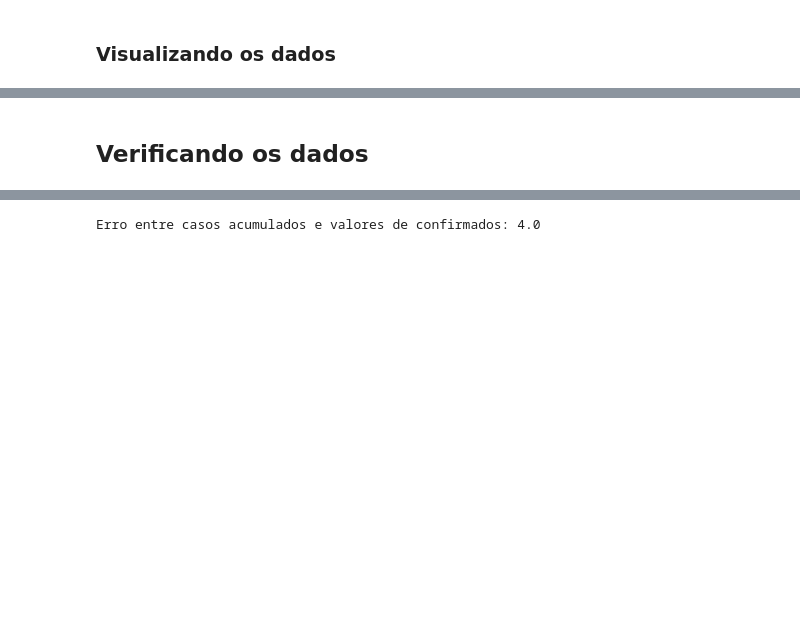
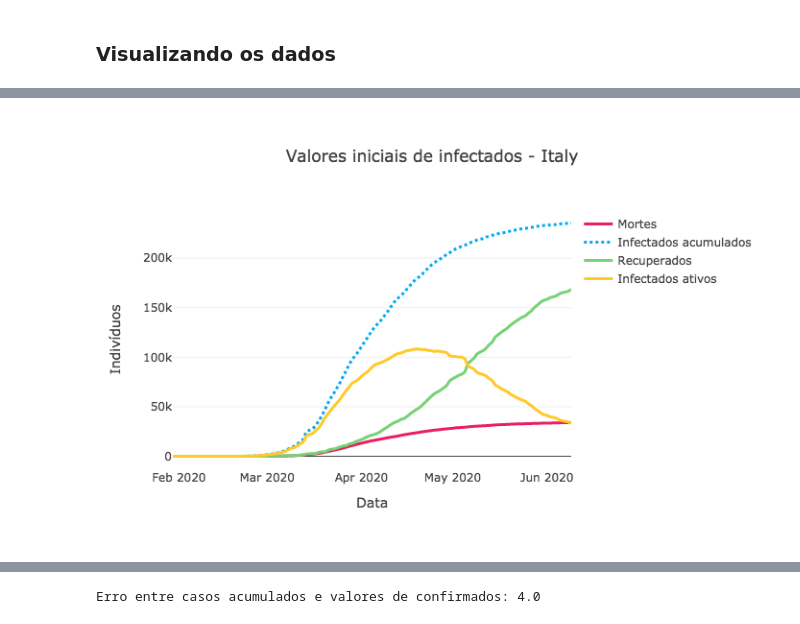
Before and after one commit to lafetamarcelo/epidemicModels, a Jupyter notebook: SIR Real Data - COVID - Italy Model Analyser.ipynb, the cells around one changed output, grey strips where cells are left out. Saved outputs shown, nothing was run; the diff lists cells and outputs as text; code cells hidden in the pictures; blank space fills up the shorter version.

```diff
--- a/SIR Real Data - COVID - Italy Model Analyser.ipynb
+++ b/SIR Real Data - COVID - Italy Model Analyser.ipynb
@@ -141,2 +61,55 @@ Loading BokehJS ...
-# %% [markdown]
-## Verificando os dados
+# %%
+import numpy as np
+from datetime import datetime
+
+# Creating the time vector for plotly
+datetime_64 = df["date"].values
+ts = (datetime_64 - np.datetime64('1970-01-01T00:00:00Z')) / np.timedelta64(1, 's')
+time = [datetime.utcfromtimestamp(t) for t in ts]
+# %%
+
+import plotly.graph_objects as go
+
+first = -1
+
+figure = go.Figure()
+figure.add_trace(go.Scatter(
+                    x=time[:first],
+                    y=df["deaths"].values[:first],
+                    mode='lines',
+                    line_shape='spline',
+                    name = "Mortes",
+                    line = dict(color='#e91e63', width=3)))
+figure.add_trace(go.Scatter(
+                    x=time[:first],
+                    y=df["confirmed"].values[:first],
+                    mode='lines',
+                    line_shape='spline',
+                    name = "Infectados acumulados",
+                    line = dict(color='#03a9f4', width=3, dash="dot")))
+figure.add_trace(go.Scatter(
+                    x=time[:first],
+                    y=df["recovered"].values[:first],
+                    mode='lines',
+                    line_shape='spline',
+                    name = "Recuperados",
+                    line = dict(color='#76d275', width=3)))
+figure.add_trace(go.Scatter(
+                    x=time[:first],
+                    y=df["active"].values[:first],
+                    mode='lines',
+                    line_shape='spline',
+                    name = "Infectados ativos",
+                    line = dict(color='#ffca28', width=3)))
+
+figure.update_layout(template='xgridoff',
+                  xaxis_title='Data',
+                  yaxis_title='Indivíduos',
+                  title_text="Valores iniciais de infectados - " + country['data']['name'])
+# 'ggplot2', 'seaborn', 'simple_white', 'plotly',
+# 'plotly_white', 'plotly_dark', 'presentation', 'xgridoff',
+# 'ygridoff', 'gridon', 'none'
+
+figure.show(renderer="png")
+# %% [output]
+[figure, added]
```
Also changed, not shown: parts of 27 cells of this notebook, 40 other files.
